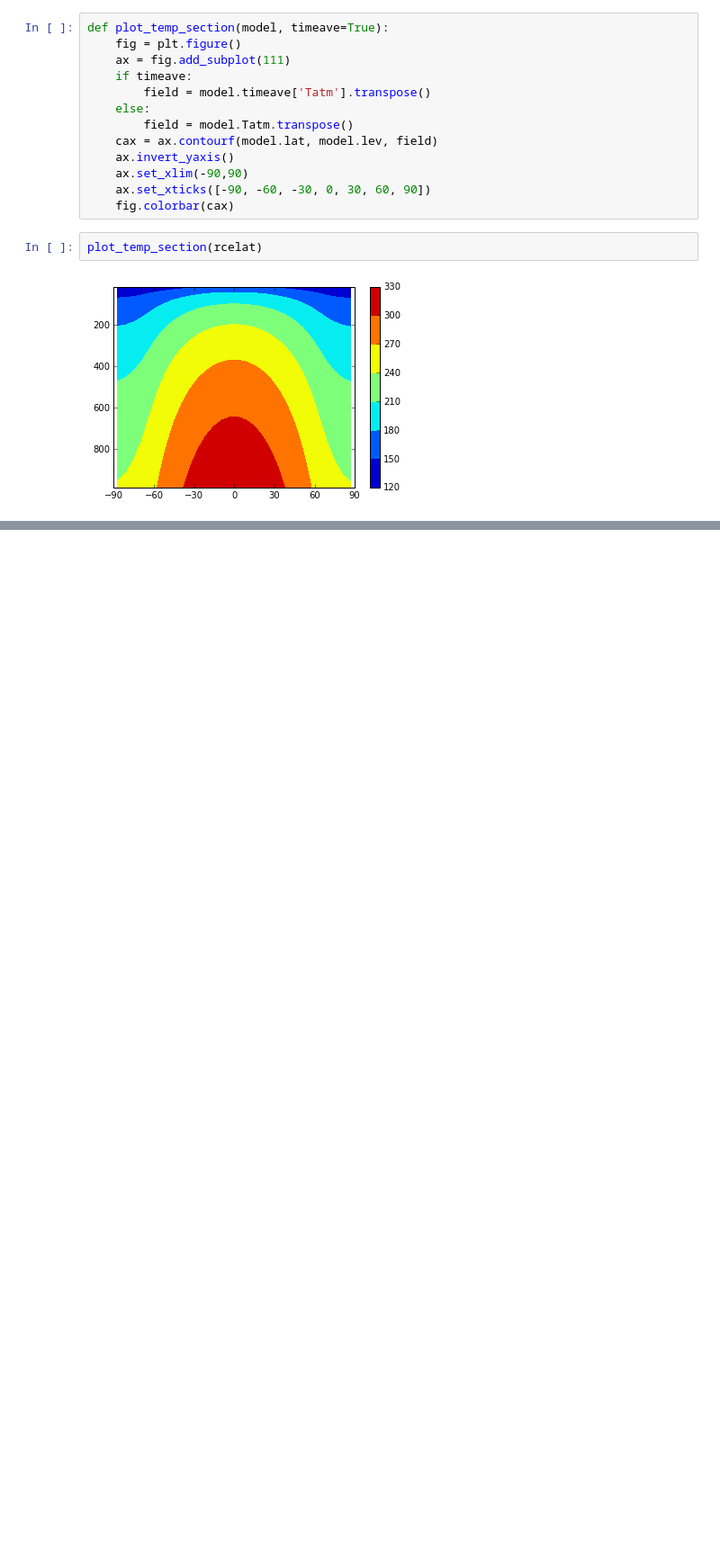
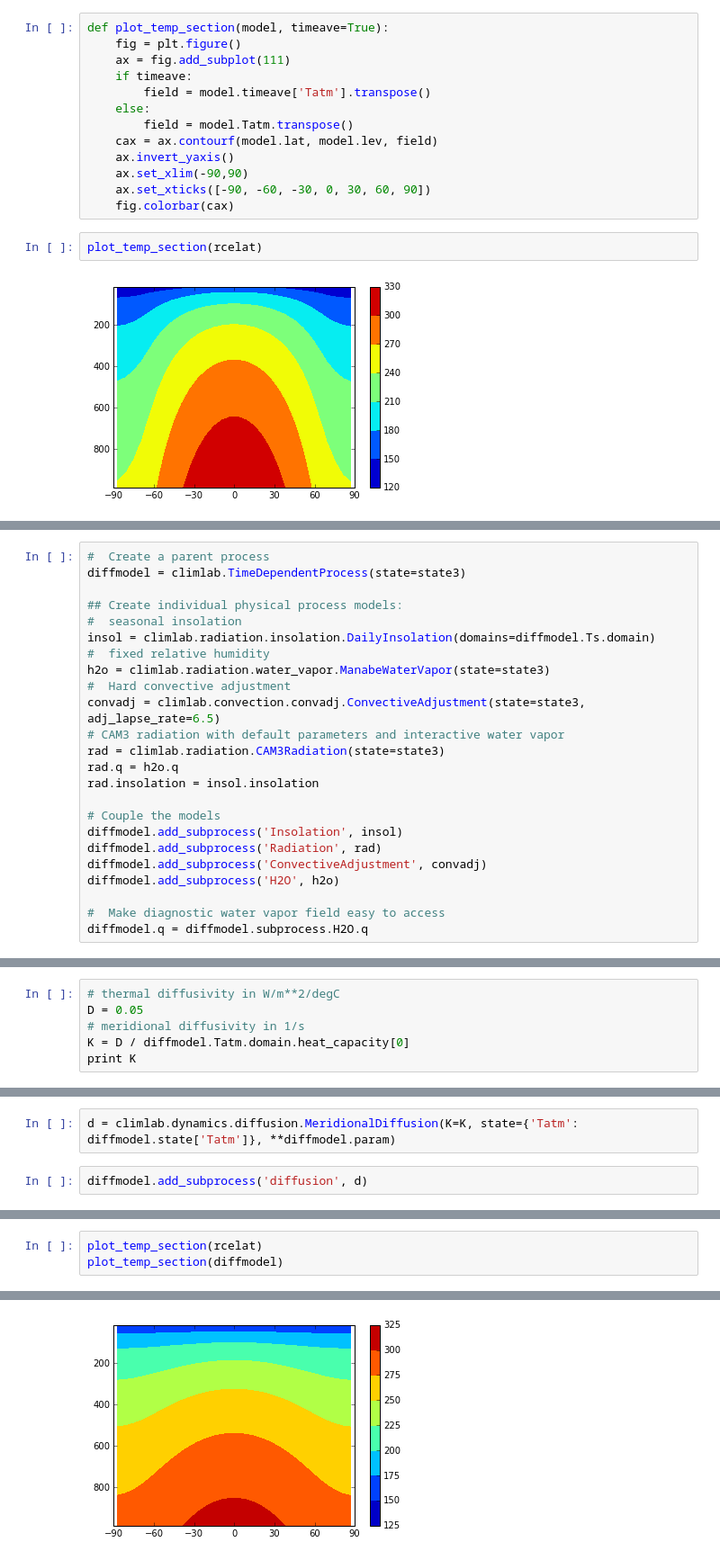
Before and after one commit to climlab/climlab, a Jupyter notebook: courseware/RCE with CAM3 radiation.ipynb, the cells around one changed output, grey strips where cells are left out. Shown at 90% size. Cells and saved outputs as stored; diff of their text form; blank space fills up the shorter version.

Commit message:
Working CAM3 radiation example notebook, including model with diffusive meridional heat transport.

```diff
--- a/courseware/RCE with CAM3 radiation.ipynb
+++ b/courseware/RCE with CAM3 radiation.ipynb
@@ -396,0 +177,24 @@ plot_temp_section(rcelat)
+# %%
+#  Create a parent process
+diffmodel = climlab.TimeDependentProcess(state=state3)
+
+## Create individual physical process models:
+#  seasonal insolation
+insol = climlab.radiation.insolation.DailyInsolation(domains=diffmodel.Ts.domain)
+#  fixed relative humidity
+h2o = climlab.radiation.water_vapor.ManabeWaterVapor(state=state3)
+#  Hard convective adjustment
+convadj = climlab.convection.convadj.ConvectiveAdjustment(state=state3, adj_lapse_rate=6.5)
+# CAM3 radiation with default parameters and interactive water vapor
+rad = climlab.radiation.CAM3Radiation(state=state3)
+rad.q = h2o.q
+rad.insolation = insol.insolation
+
+# Couple the models
+diffmodel.add_subprocess('Insolation', insol)
+diffmodel.add_subprocess('Radiation', rad)
+diffmodel.add_subprocess('ConvectiveAdjustment', convadj)
+diffmodel.add_subprocess('H2O', h2o)
+
+#  Make diagnostic water vapor field easy to access
+diffmodel.q = diffmodel.subprocess.H2O.q
@@ -396,0 +203,6 @@ plot_temp_section(rcelat)
+# %%
+# thermal diffusivity in W/m**2/degC
+D = 0.05
+# meridional diffusivity in 1/s
+K = D / diffmodel.Tatm.domain.heat_capacity[0]
+print K
@@ -396,0 +211,4 @@ plot_temp_section(rcelat)
+# %%
+d = climlab.dynamics.diffusion.MeridionalDiffusion(K=K, state={'Tatm': diffmodel.state['Tatm']}, **diffmodel.param)
+# %%
+diffmodel.add_subprocess('diffusion', d)
@@ -396,0 +225,4 @@ plot_temp_section(rcelat)
+# %%
+plot_temp_section(rcelat)
+plot_temp_section(diffmodel)
+# %% [output]
@@ -396,0 +230 @@ plot_temp_section(rcelat)
+[figure, added]
```
Also changed, not shown: parts of 46 cells of this notebook.
